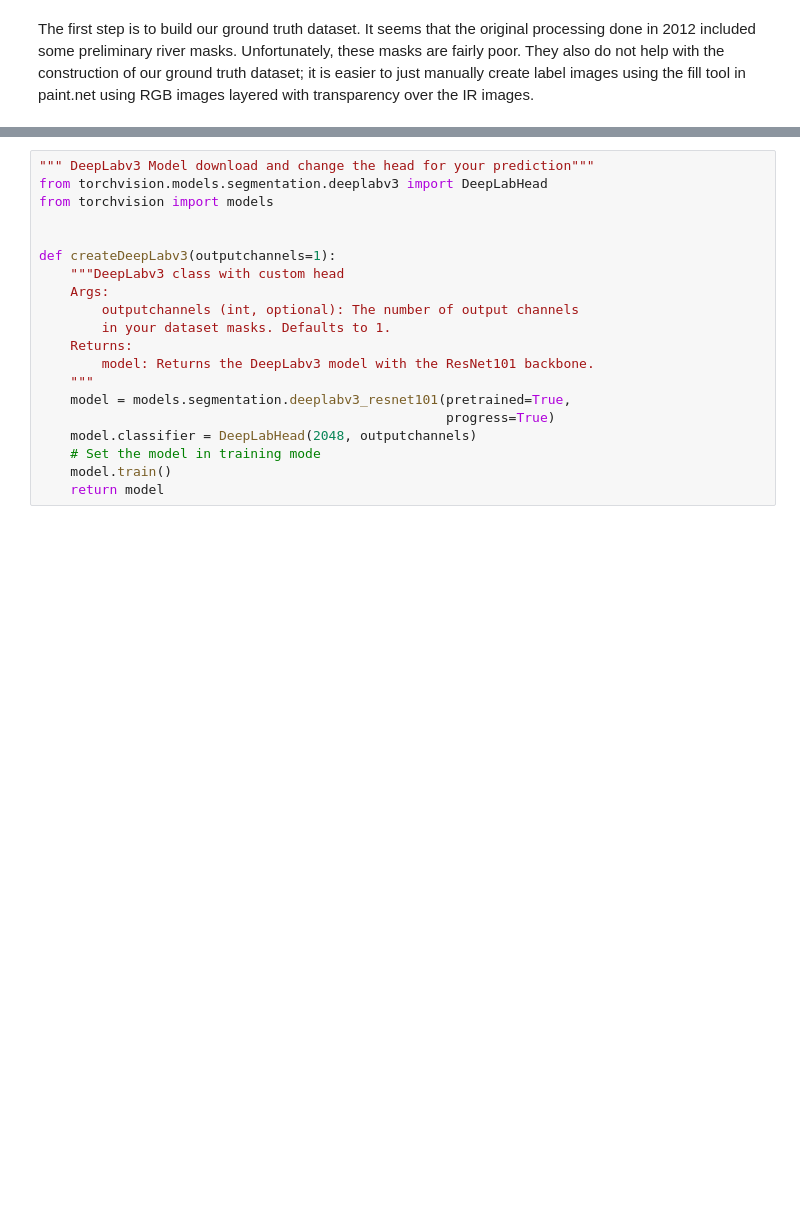
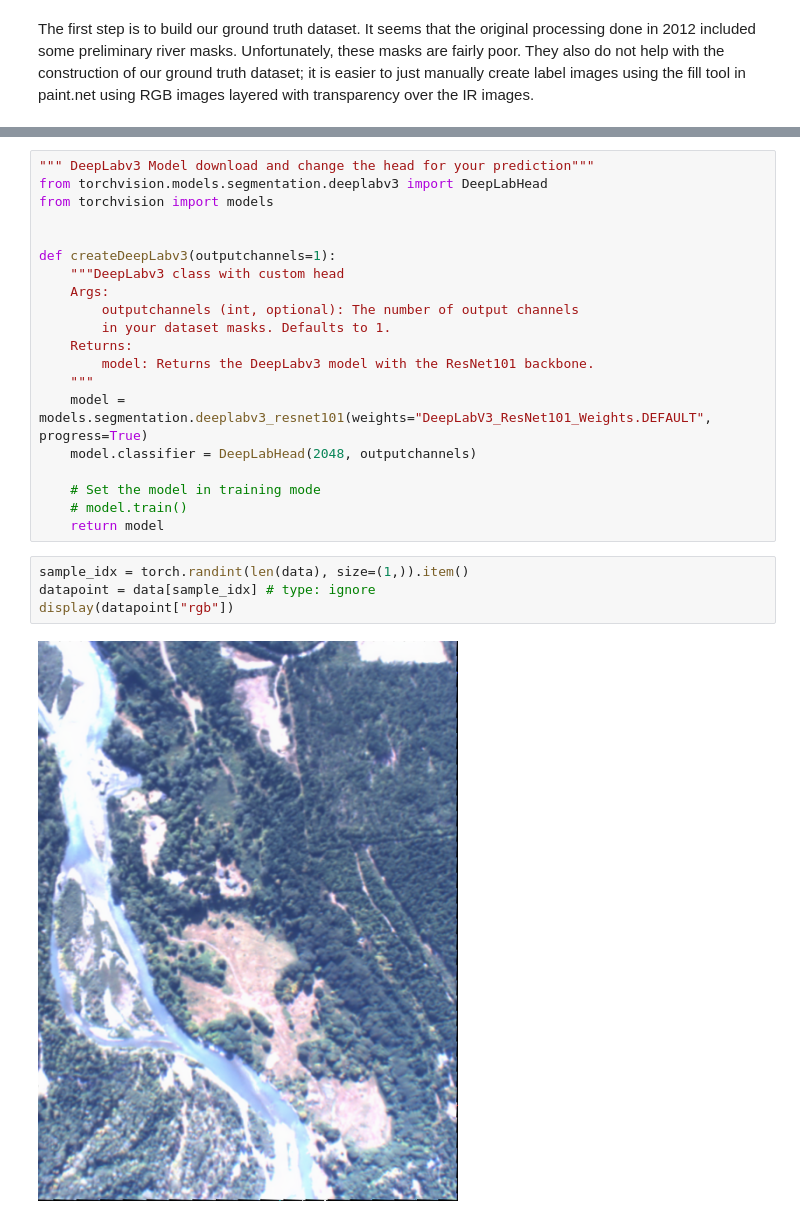
Before and after one commit to StefanTodoran/elwha-segmentation, a Jupyter notebook: book/chapters/masking.ipynb, the cells around one changed output, grey strips where cells are left out. Cells and saved outputs as stored; diff of their text form; blank space fills up the shorter version.

```diff
--- a/book/chapters/masking.ipynb
+++ b/book/chapters/masking.ipynb
@@ -219,9 +224,15 @@ def createDeepLabv3(outputchannels=1):
     Returns:
         model: Returns the DeepLabv3 model with the ResNet101 backbone.
     """
-    model = models.segmentation.deeplabv3_resnet101(pretrained=True,
-                                                    progress=True)
+    model = models.segmentation.deeplabv3_resnet101(weights="DeepLabV3_ResNet101_Weights.DEFAULT", progress=True)
     model.classifier = DeepLabHead(2048, outputchannels)
+
     # Set the model in training mode
-    model.train()
+    # model.train()
     return model
+# %%
+sample_idx = torch.randint(len(data), size=(1,)).item()
+datapoint = data[sample_idx] # type: ignore
+display(datapoint["rgb"])
+# %% [output]
+[figure, added]
```
Also changed, not shown: parts of 8 cells of this notebook, 9 other files.
